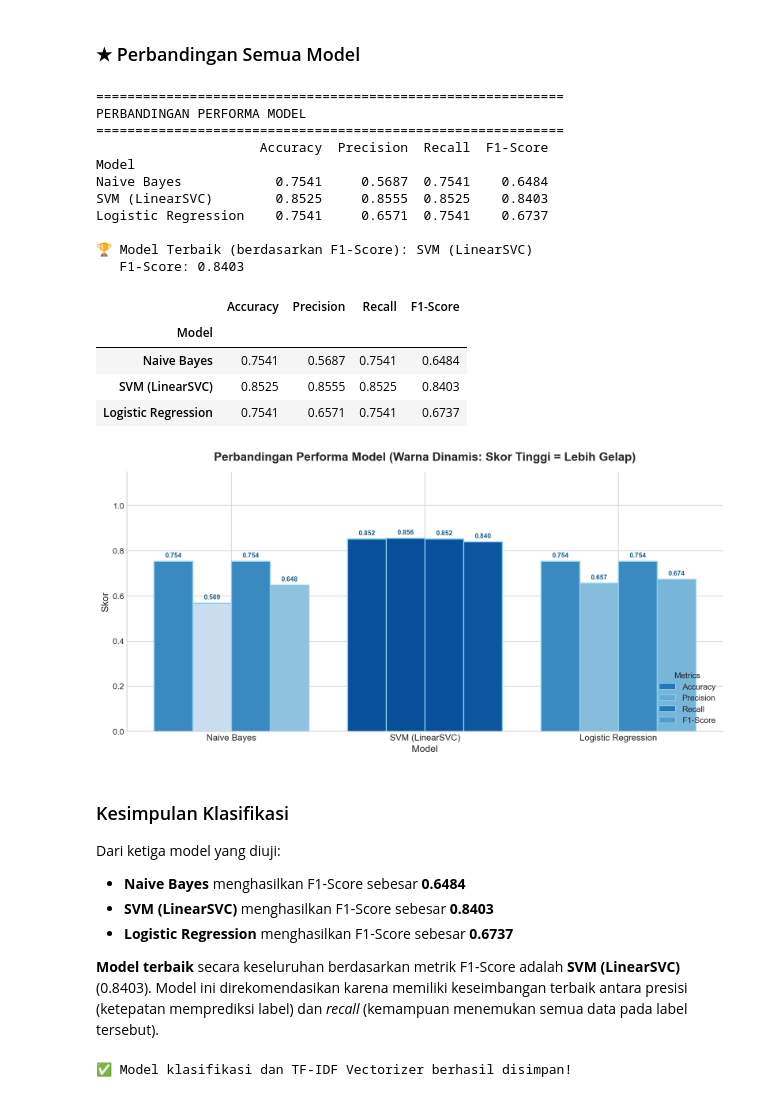
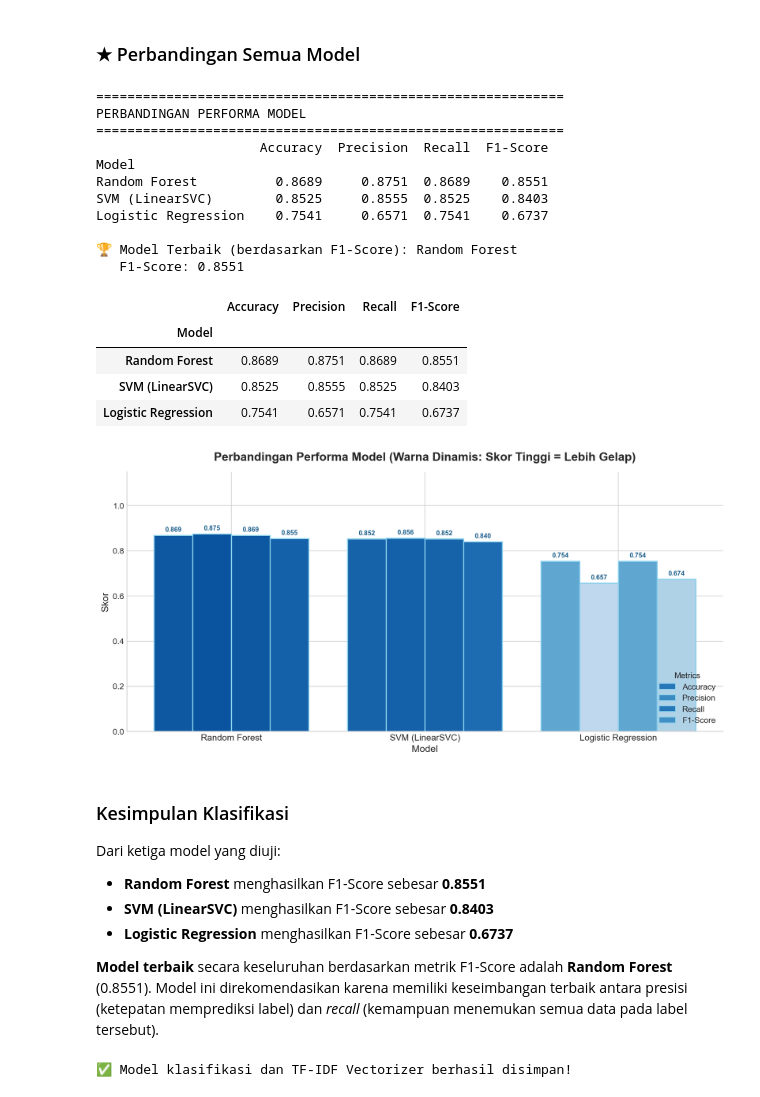
Before and after one commit to Mudhya19/analisis-sentimen-sumatera-blackout, a Jupyter notebook: notebooks/analysis_sentiment_sumatera_blackout.ipynb, the cells around one changed output. Saved outputs shown, nothing was run; the diff lists cells and outputs as text; code cells hidden in the pictures.

```diff
--- a/notebooks/analysis_sentiment_sumatera_blackout.ipynb
+++ b/notebooks/analysis_sentiment_sumatera_blackout.ipynb
@@ -956,30 +956,30 @@ Name: count, dtype: int64
 # %%
 # =============================================================================
-# Model 1: Naive Bayes
+# Model 1: Random Forest
 # =============================================================================
 
-nb_model = MultinomialNB()
-nb_model.fit(X_train, y_train)
+rf_model = RandomForestClassifier(n_estimators=100, random_state=42)
+rf_model.fit(X_train, y_train)
 
 # Prediksi
-y_pred_nb = nb_model.predict(X_test)
+y_pred_rf = rf_model.predict(X_test)
 
 # Evaluasi
 print("=" * 60)
-print("EVALUASI MODEL: Naive Bayes (MultinomialNB)")
+print("EVALUASI MODEL: Random Forest Classifier")
 print("=" * 60)
-print(f"  Accuracy  : {accuracy_score(y_test, y_pred_nb):.4f}")
-print(f"  Precision : {precision_score(y_test, y_pred_nb, average='weighted'):.4f}")
-print(f"  Recall    : {recall_score(y_test, y_pred_nb, average='weighted'):.4f}")
-print(f"  F1-Score  : {f1_score(y_test, y_pred_nb, average='weighted'):.4f}")
+print(f"  Accuracy  : {accuracy_score(y_test, y_pred_rf):.4f}")
+print(f"  Precision : {precision_score(y_test, y_pred_rf, average='weighted'):.4f}")
+print(f"  Recall    : {recall_score(y_test, y_pred_rf, average='weighted'):.4f}")
+print(f"  F1-Score  : {f1_score(y_test, y_pred_rf, average='weighted'):.4f}")
 print(f"\nClassification Report:")
-print(classification_report(y_test, y_pred_nb))
+print(classification_report(y_test, y_pred_rf))
 
 # Confusion Matrix
-ConfusionMatrixDisplay.from_predictions(y_test, y_pred_nb, cmap='Blues')
-plt.title('Confusion Matrix — Naive Bayes', fontsize=14, fontweight='bold')
+ConfusionMatrixDisplay.from_predictions(y_test, y_pred_rf, cmap='Blues')
+plt.title('Confusion Matrix — Random Forest', fontsize=14, fontweight='bold')
 plt.tight_layout()
-plt.savefig(os.path.join('..', 'images', 'output', 'cm_naive_bayes.png'), dpi=300, bbox_inches='tight')
+plt.savefig(os.path.join('..', 'images', 'output', 'cm_random_forest.png'), dpi=300, bbox_inches='tight')
 plt.show()
 # %% [output]
 ============================================================
@@ -1110,58 +1110,58 @@ weighted avg       0.66      0.75      0.67        61
 
 # Kumpulkan hasil
 results = {
-    'Model': ['Naive Bayes', 'SVM (LinearSVC)', 'Logistic Regression'],
+    'Model': ['Random Forest', 'SVM (LinearSVC)', 'Logistic Regression'],
     'Accuracy': [
-        accuracy_score(y_test, y_pred_nb),
+        accuracy_score(y_test, y_pred_rf),
         accuracy_score(y_test, y_pred_svm),
         accuracy_score(y_test, y_pred_lr),
     ],
     'Precision': [
-        precision_score(y_test, y_pred_nb, average='weighted'),
+        precision_score(y_test, y_pred_rf, average='weighted'),
         precision_score(y_test, y_pred_svm, average='weighted'),
         precision_score(y_test, y_pred_lr, average='weighted'),
     ],
     'Recall': [
-        recall_score(y_test, y_pred_nb, average='weighted'),
+        recall_score(y_test, y_pred_rf, average='weighted'),
         recall_score(y_test, y_pred_svm, average='weighted'),
         recall_score(y_test, y_pred_lr, average='weighted'),
     ],
     'F1-Score': [
-        f1_score(y_test, y_pred_nb, average='weighted'),
+        f1_score(y_test, y_pred_rf, average='weighted'),
         f1_score(y_test, y_pred_svm, average='weighted'),
         f1_score(y_test, y_pred_lr, average='weighted'),
     ],
 }
 
 results_df = pd.DataFrame(results)
 results_df = results_df.set_index('Model')
 
 print("=" * 60)
 print("PERBANDINGAN PERFORMA MODEL")
 print("=" * 60)
 print(results_df.round(4).to_string())
 
 # Highlight model terbaik
 best_model = results_df['F1-Score'].idxmax()
 print(f"\n🏆 Model Terbaik (berdasarkan F1-Score): {best_model}")
 print(f"   F1-Score: {results_df.loc[best_model, 'F1-Score']:.4f}")
 
 results_df.round(4)
 # %% [output]
 ============================================================
 PERBANDINGAN PERFORMA MODEL
 ============================================================
                      Accuracy  Precision  Recall  F1-Score
 Model
-Naive Bayes            0.7541     0.5687  0.7541    0.6484
+Random Forest          0.8689     0.8751  0.8689    0.8551
 SVM (LinearSVC)        0.8525     0.8555  0.8525    0.8403
 Logistic Regression    0.7541     0.6571  0.7541    0.6737
 
-🏆 Model Terbaik (berdasarkan F1-Score): SVM (LinearSVC)
-   F1-Score: 0.8403
+🏆 Model Terbaik (berdasarkan F1-Score): Random Forest
+   F1-Score: 0.8551
 |  | Accuracy | Precision | Recall | F1-Score |
 | Model |  |  |  |  |
-| Naive Bayes | 0.7541 | 0.5687 | 0.7541 | 0.6484 |
+| Random Forest | 0.8689 | 0.8751 | 0.8689 | 0.8551 |
 | SVM (LinearSVC) | 0.8525 | 0.8555 | 0.8525 | 0.8403 |
 | Logistic Regression | 0.7541 | 0.6571 | 0.7541 | 0.6737 |
 # %%
@@ -1206,7 +1206,7 @@ plt.tight_layout()
 plt.savefig(os.path.join('..', 'images', 'output', 'model_comparison.png'), dpi=300, bbox_inches='tight')
 plt.show()
 # %% [output]
-[figure, old version]
+[figure, new version]
 # %%
 # =============================================================================
 # Kesimpulan Klasifikasi Otomatis
@@ -1220,7 +1220,7 @@ conclusion = f"""
 ### Kesimpulan Klasifikasi
 
 Dari ketiga model yang diuji:
-- **Naive Bayes** menghasilkan F1-Score sebesar **{results_df.loc['Naive Bayes', 'F1-Score']:.4f}**
+- **Random Forest** menghasilkan F1-Score sebesar **{results_df.loc['Random Forest', 'F1-Score']:.4f}**
 - **SVM (LinearSVC)** menghasilkan F1-Score sebesar **{results_df.loc['SVM (LinearSVC)', 'F1-Score']:.4f}**
 - **Logistic Regression** menghasilkan F1-Score sebesar **{results_df.loc['Logistic Regression', 'F1-Score']:.4f}**
 
@@ -1235,7 +1235,7 @@ display(Markdown(conclusion))
 # =============================================================================
 import joblib
 
-joblib.dump(nb_model, os.path.join('..', 'models', 'naive_bayes.pkl'))
+joblib.dump(rf_model, os.path.join('..', 'models', 'random_forest.pkl'))
 joblib.dump(svm_model, os.path.join('..', 'models', 'svm_model.pkl'))
 joblib.dump(lr_model, os.path.join('..', 'models', 'logistic_regression.pkl'))
 joblib.dump(tfidf_vectorizer, os.path.join('..', 'models', 'tfidf_vectorizer.pkl'))
@@ -1247,10 +1247,10 @@ print("✅ Model klasifikasi dan TF-IDF Vectorizer berhasil disimpan!")
 ### Kesimpulan Klasifikasi
 
 Dari ketiga model yang diuji:
-- **Naive Bayes** menghasilkan F1-Score sebesar **0.6484**
+- **Random Forest** menghasilkan F1-Score sebesar **0.8551**
 - **SVM (LinearSVC)** menghasilkan F1-Score sebesar **0.8403**
 - **Logistic Regression** menghasilkan F1-Score sebesar **0.6737**
 
-**Model terbaik** secara keseluruhan berdasarkan metrik F1-Score adalah **SVM (LinearSVC)** (0.8403).
+**Model terbaik** secara keseluruhan berdasarkan metrik F1-Score adalah **Random Forest** (0.8551).
 Model ini direkomendasikan karena memiliki keseimbangan terbaik antara presisi (ketepatan memprediksi label) dan *recall* (kemampuan menemukan semua data pada label tersebut).
 ✅ Model klasifikasi dan TF-IDF Vectorizer berhasil disimpan!
```
Also changed, not shown: parts of 10 cells of this notebook, 4 other files.
